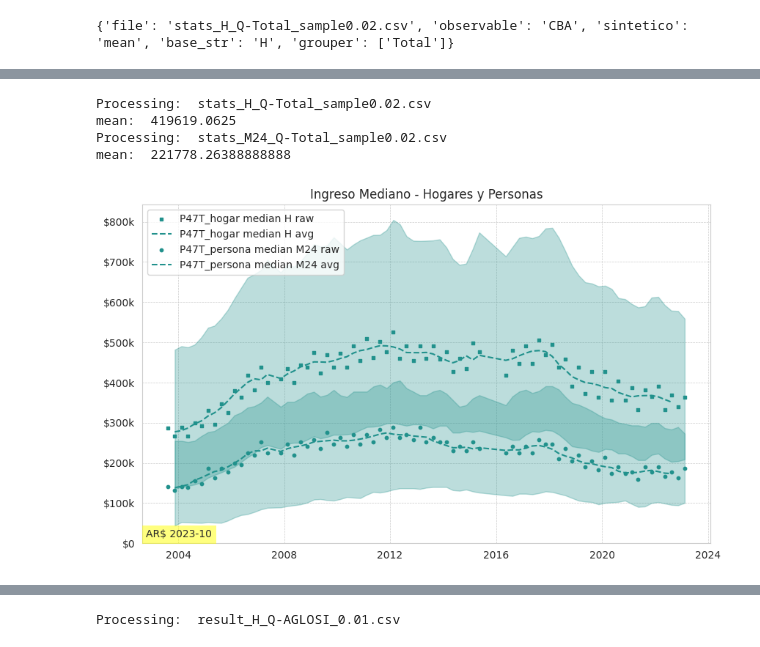
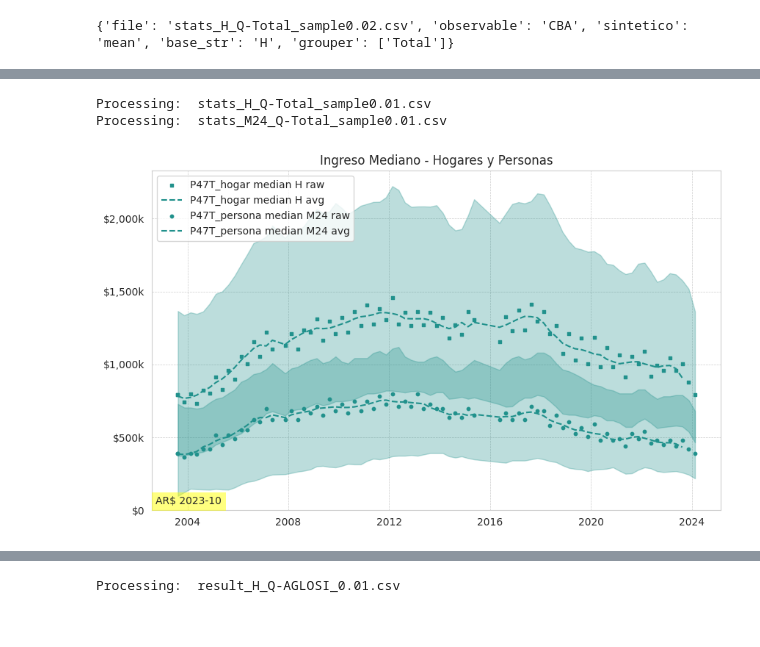
Before and after one commit to matuteiglesias/indice-pobreza-UBA, a Jupyter notebook: notebooks/8. Plots.ipynb, the cells around one changed output, grey strips where cells are left out. Saved outputs shown, nothing was run; the diff lists cells and outputs as text; code cells hidden in the pictures.

```diff
--- a/notebooks/8. Plots.ipynb
+++ b/notebooks/8. Plots.ipynb
@@ -31,7 +33,8 @@ presidents = {
     'CFK1': '2008-01-01',
     'CFK2': '2012-01-01',
     'MM': '2016-01-01',
-    'AF': '2020-01-01'
+    'AF': '2020-01-01',
+    'JM': '2024-01-01'
 }
 # %% [markdown]
 ## Cross Section
@@ -183,14 +217,14 @@ KeyboardInterrupt:
 ### AGLOMERADOS
 # %%
 ## Read data from files
-files = [f for f in allfiles if 'Q-DPTO' in f and '_P_' in f and '0.02' in f]
+files = [f for f in allfiles if 'Q-DPTO' in f and '_P_' in f and strfrac in f]
 # files
 # read Q columns as time dtype
-data = pd.concat([pd.read_csv(results_dir + file, parse_dates=['Q']) for file in files])
+data = pd.concat([pd.read_csv(results_dir + file, parse_dates=['Q'], on_bad_lines='skip') for file in files])
 
 ## Extract data for plot
-plot_data = data.loc[(data.observable == 'P47T_persona') & (data.base == 'P') & (data['Q'].dt.year == 2022)].groupby(['DPTO', 'sintetico'])['valor'].mean().unstack()
-poblaciones = data.loc[(data.observable == 'Total') & (data.sintetico == 'sum') & (data['Q'].dt.year == 2022)].groupby(['DPTO', 'sintetico'])['valor'].mean().unstack()
+plot_data = data.loc[(data.observable == 'P47T_persona') & (data.base == 'P') & (data['Q'].dt.year == 2023)].groupby(['DPTO', 'sintetico'])['valor'].mean().unstack()
+poblaciones = data.loc[(data.observable == 'Total') & (data.sintetico == 'sum') & (data['Q'].dt.year == 2023)].groupby(['DPTO', 'sintetico'])['valor'].mean().unstack()
 plot_data = plot_data.merge(poblaciones, left_index=True, right_index=True)
 
 plot_data = plot_data.sort_values(by='median').reset_index().rename({'sum': 'pop_size'}, axis=1)
@@ -790,7 +823,7 @@ for graph_type, names in graph_names.items():
         handles = [avg_line_no_agglom, avg_line, avg_line_agglom, raw_marker]
 
         # Add the custom legend to the desired axis (for example, the first axis of the last row)
-        ax.legend(handles=handles, fontsize='small', loc='upper right')
+        ax.legend(handles=handles, fontsize='small', loc='upper center')
 
 
 # Show the plot
@@ -851,7 +906,7 @@ def plot_data(ax, graph_name, style_dict, results_dir, graph_info, presidents):
         ax.bar(bar_positions, yearly_avg.values, width=bar_width, color=color, edgecolor='None', alpha=0.5, label=f"{name} yearly avg")
 
          # Configure axis, set grid, and add annotations
-        configure_axis_values(ax, graph_name, file_info, ylims = [(0, 4e6), (0, 12e6)])
+        configure_axis_values(ax, graph_name, file_info, ylims = [(0, 5.5e6), (0, 12e6)])
         # Add the custom legend to the desired axis
         ax.legend(fontsize='small', loc='upper right')
 
@@ -1088,14 +1140,14 @@ results_dir = './../data/results/'  # Replace with the actual path
 
 graph_info = {
     "ingreso mediano hogar": {
-        "file": "stats_H_Q-Total_sample0.02.csv",
+        "file": f"stats_H_Q-Total_sample{strfrac}.csv",
         "observable": "P47T_hogar",
         "sintetico": "median",
         "base_str": "H",
         "grouper": ["Total"]
     },
     "ingreso mediano persona": {
-        "file": "stats_M24_Q-Total_sample0.02.csv",
+        "file": f"stats_M24_Q-Total_sample{strfrac}.csv",
         "observable": "P47T_persona",
         "sintetico": "median",
         "base_str": "M24",
@@ -1157,38 +1209,36 @@ for graph_name in graph_names:
         # Filling the area between 25th and 75th percentiles for specific observables
         if file_info["observable"] in ["P47T_hogar", "P47T_persona", "gap_indigencia", "gap_pobreza"]:
             # Filtering the data for 25th and 75th percentiles
             q25_group = df[(df['observable'] == file_info["observable"]) & (df['sintetico'] == 'q25')]
             q75_group = df[(df['observable'] == file_info["observable"]) & (df['sintetico'] == 'q75')]
 
             # Ensure the groups have the same length
             if len(q25_group) == len(q75_group) == len(group):
                 q25_rolling_avg = q25_group['valor'].rolling(window=2).mean()
                 q75_rolling_avg = q75_group['valor'].rolling(window=2).mean()
                 ax.fill_between(group['Q'], q25_rolling_avg, q75_rolling_avg, color=base_color, alpha=0.3)
             else:
                 print("The lengths of the groups for percentiles and median are not the same.")
 
     # Set y-axis formatter for the current axis
     ax.yaxis.set_major_formatter(FuncFormatter(human_readable_format))
 
 def human_readable_format(x, pos):
     # Assuming the values are in dollars and you want to represent thousands as 'k'
     return '${:,.0f}k'.format(x*1e-3) if x != 0 else '${:,.0f}'.format(x)
 
 # Add annotations for the AR$ 2023-10 with a yellow background
 fig.text(0.13, 0.13, 'AR$ 2023-10', ha='left', va='center', bbox=dict(facecolor='yellow', alpha=0.5, edgecolor='none'))
 
 ax.set_title("Ingreso Mediano - Hogares y Personas")
 ax.grid(True, which='both', linestyle='--', linewidth=0.5)
 ax.set_ylim(bottom=0)
 ax.legend(loc='upper left')
 plt.show()
 # %% [output]
-Processing:  stats_H_Q-Total_sample0.02.csv
-mean:  419619.0625
-Processing:  stats_M24_Q-Total_sample0.02.csv
-mean:  221778.26388888888
+Processing:  stats_H_Q-Total_sample0.01.csv
+Processing:  stats_M24_Q-Total_sample0.01.csv
-[figure, old version]
+[figure, new version]
 # %%
 import os
 import pandas as pd
```
Also changed, not shown: parts of 28 cells of this notebook, 10 other files.
